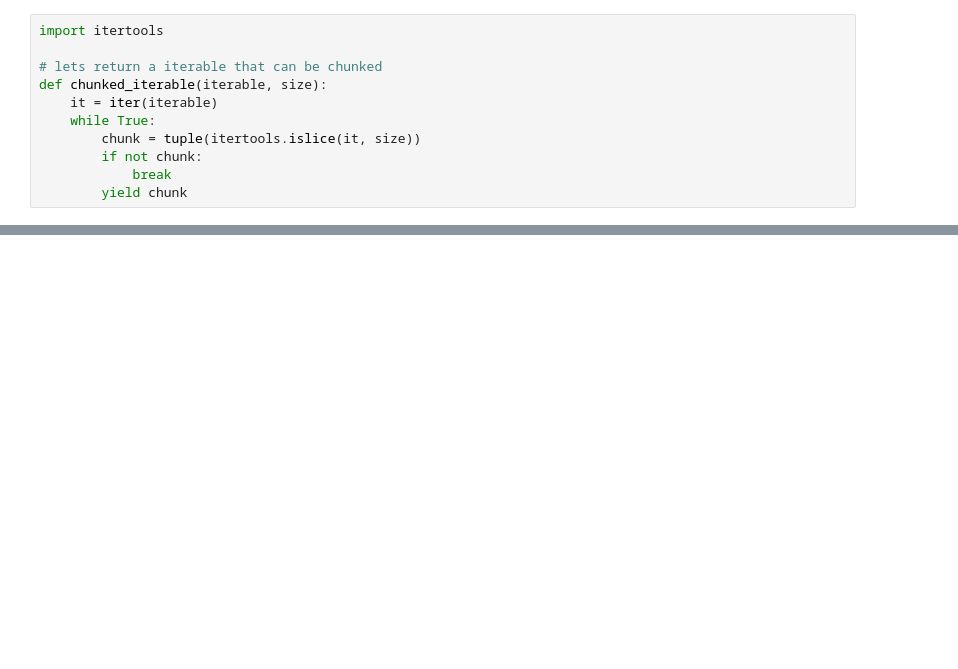
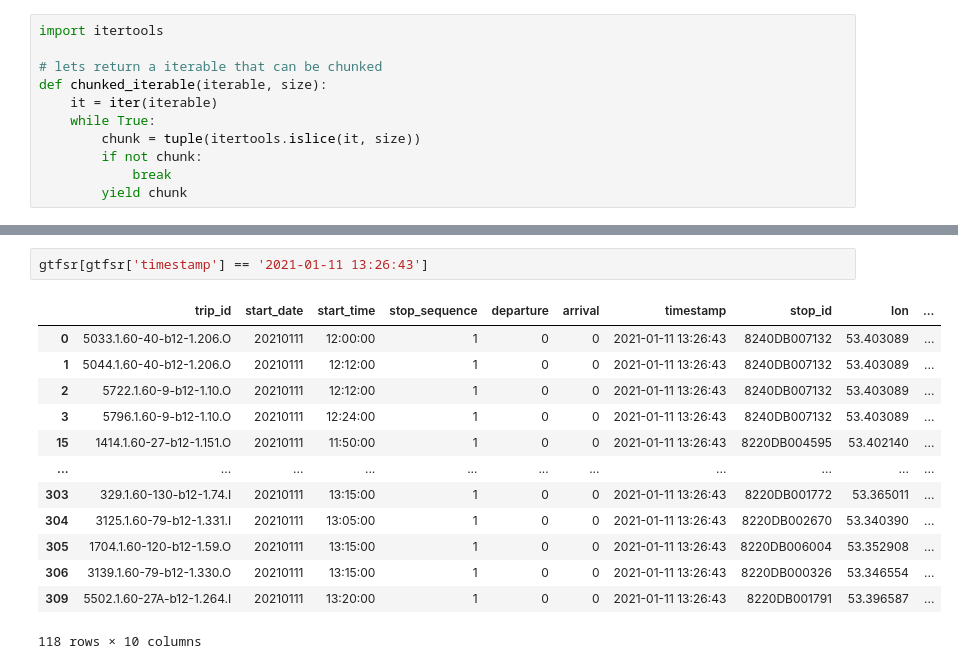
Before and after one commit to Drakodav/backend_d-dub, a Jupyter notebook: ml/processing/gtfs_process.ipynb, the cells around one changed output, grey strips where cells are left out. Cells and saved outputs as stored; diff of their text form; blank space fills up the shorter version.

```diff
--- a/ml/processing/gtfs_process.ipynb
+++ b/ml/processing/gtfs_process.ipynb
@@ -456 +453,17 @@ gtfsr
+# %%
+gtfsr[gtfsr['timestamp'] == '2021-01-11 13:26:43']
+# %% [output]
+|  | trip_id | start_date | start_time | stop_sequence | departure | arrival | timestamp | stop_id | lon | ... |
+| 0 | 5033.1.60-40-b12-1.206.O | 20210111 | 12:00:00 | 1 | 0 | 0 | 2021-01-11 13:26:43 | 8240DB007132 | 53.403089 | ... |
+| 1 | 5044.1.60-40-b12-1.206.O | 20210111 | 12:12:00 | 1 | 0 | 0 | 2021-01-11 13:26:43 | 8240DB007132 | 53.403089 | ... |
+| 2 | 5722.1.60-9-b12-1.10.O | 20210111 | 12:12:00 | 1 | 0 | 0 | 2021-01-11 13:26:43 | 8240DB007132 | 53.403089 | ... |
+| 3 | 5796.1.60-9-b12-1.10.O | 20210111 | 12:24:00 | 1 | 0 | 0 | 2021-01-11 13:26:43 | 8240DB007132 | 53.403089 | ... |
+| 15 | 1414.1.60-27-b12-1.151.O | 20210111 | 11:50:00 | 1 | 0 | 0 | 2021-01-11 13:26:43 | 8220DB004595 | 53.402140 | ... |
+| ... | ... | ... | ... | ... | ... | ... | ... | ... | ... | ... |
+| 303 | 329.1.60-130-b12-1.74.I | 20210111 | 13:15:00 | 1 | 0 | 0 | 2021-01-11 13:26:43 | 8220DB001772 | 53.365011 | ... |
+| 304 | 3125.1.60-79-b12-1.331.I | 20210111 | 13:05:00 | 1 | 0 | 0 | 2021-01-11 13:26:43 | 8220DB002670 | 53.340390 | ... |
+| 305 | 1704.1.60-120-b12-1.59.O | 20210111 | 13:15:00 | 1 | 0 | 0 | 2021-01-11 13:26:43 | 8220DB006004 | 53.352908 | ... |
+| 306 | 3139.1.60-79-b12-1.330.O | 20210111 | 13:15:00 | 1 | 0 | 0 | 2021-01-11 13:26:43 | 8220DB000326 | 53.346554 | ... |
+| 309 | 5502.1.60-27A-b12-1.264.I | 20210111 | 13:20:00 | 1 | 0 | 0 | 2021-01-11 13:26:43 | 8220DB001791 | 53.396587 | ... |
+118 rows × 10 columns
 # %%
```
Also changed, not shown: parts of 6 cells of this notebook, 1 other file.
